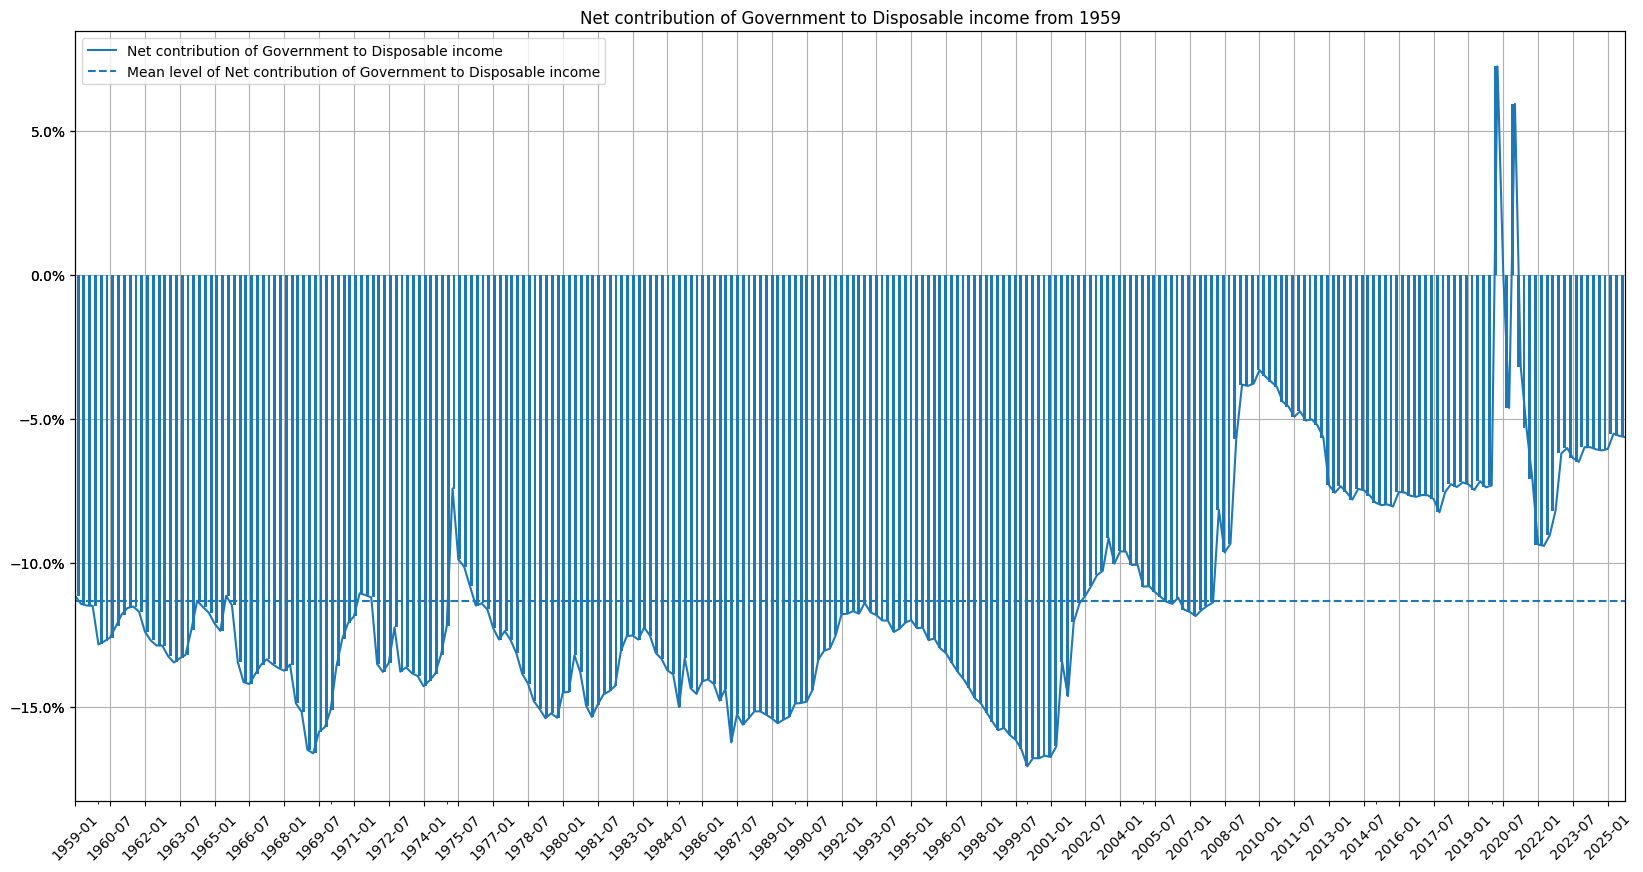
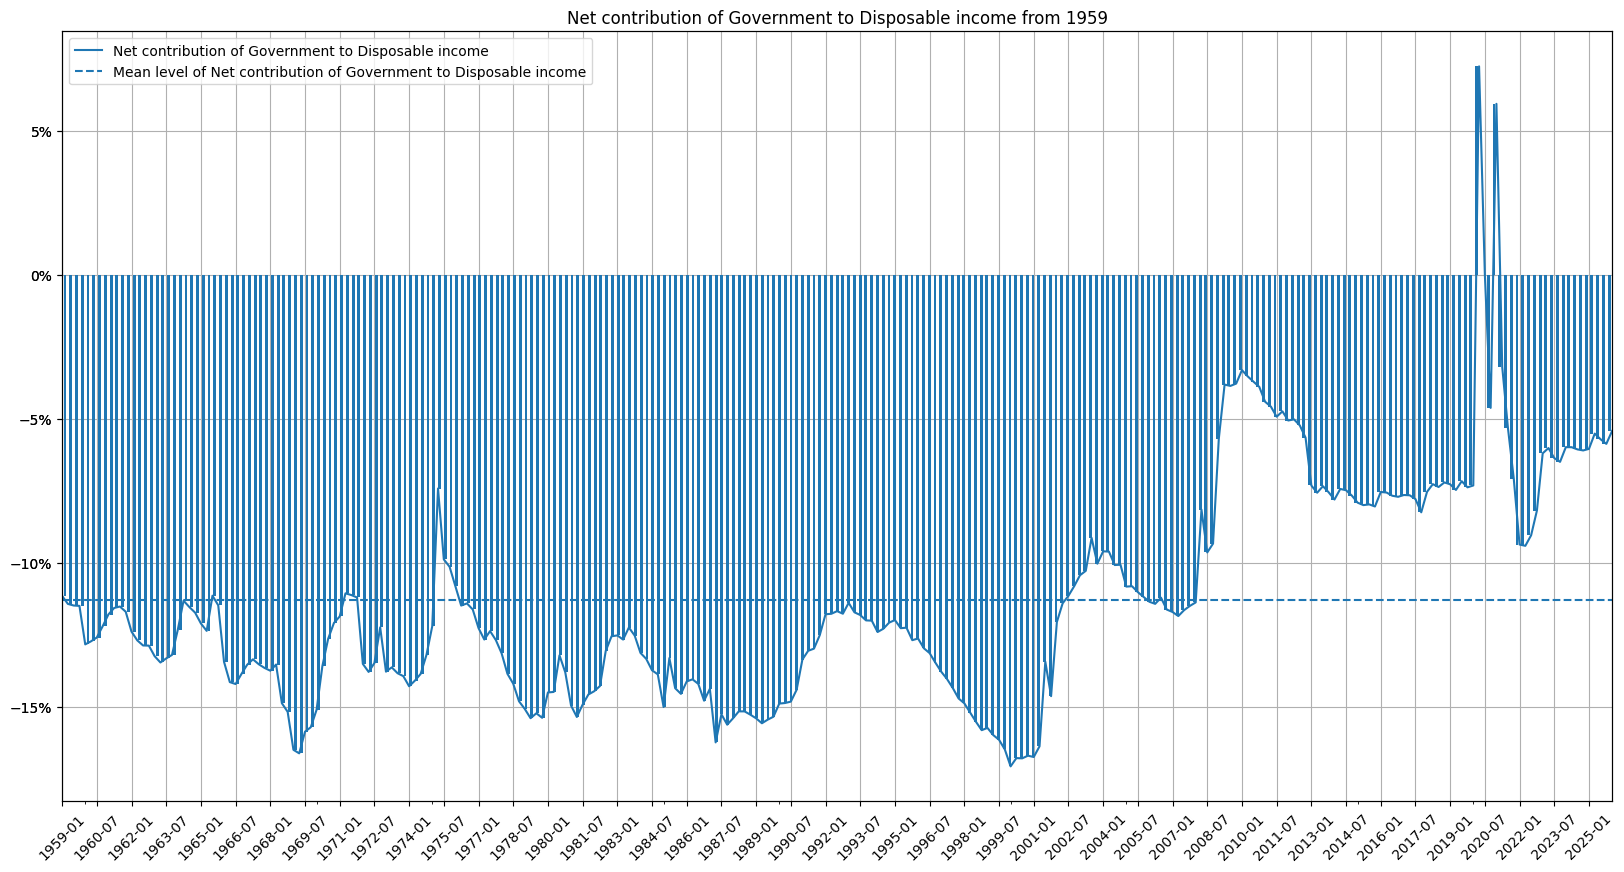
Unified diff of the notebook cell whose output changed from the first chart to the second:
--- before
+++ after
@@ -5,5 +5,5 @@
 ax2 = ax.twiny()
 data_quarterly.iloc[:,idx].plot.bar(ax=ax2, xlabel='', legend=False)
-ax.yaxis.set_major_formatter(mtick.PercentFormatter(1))
+ax.yaxis.set_major_formatter(mtick.PercentFormatter(1, 0))
 ax.axhline(y=data.iloc[:,idx].mean(), ls='--', c='#1f77b4', label=MEAN_LEVEL_OF_SOCIAL_BENEFITS_TO_DISPOSABLE_INCOME)
 ax.legend()

Commit: Updated with Q1 data